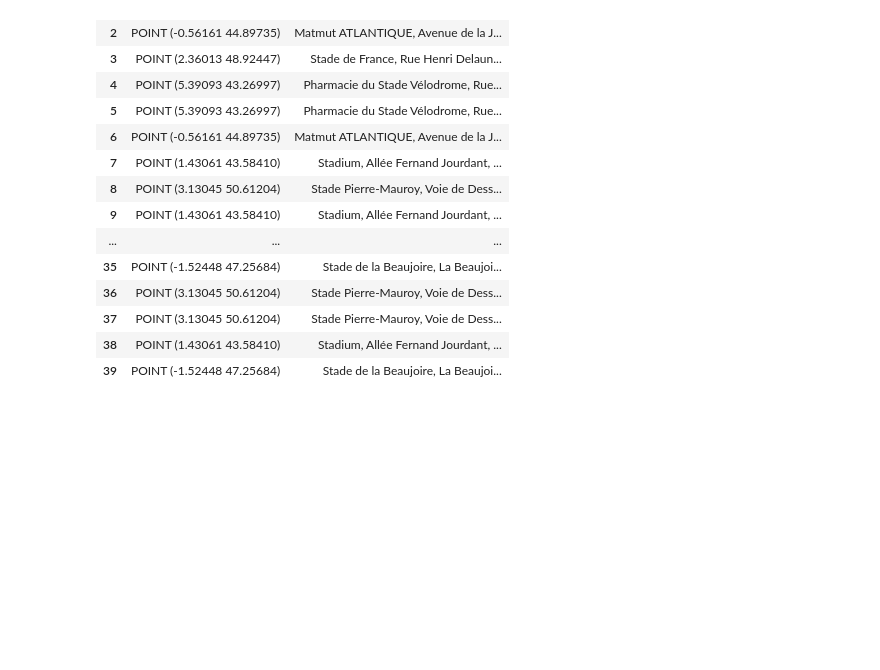
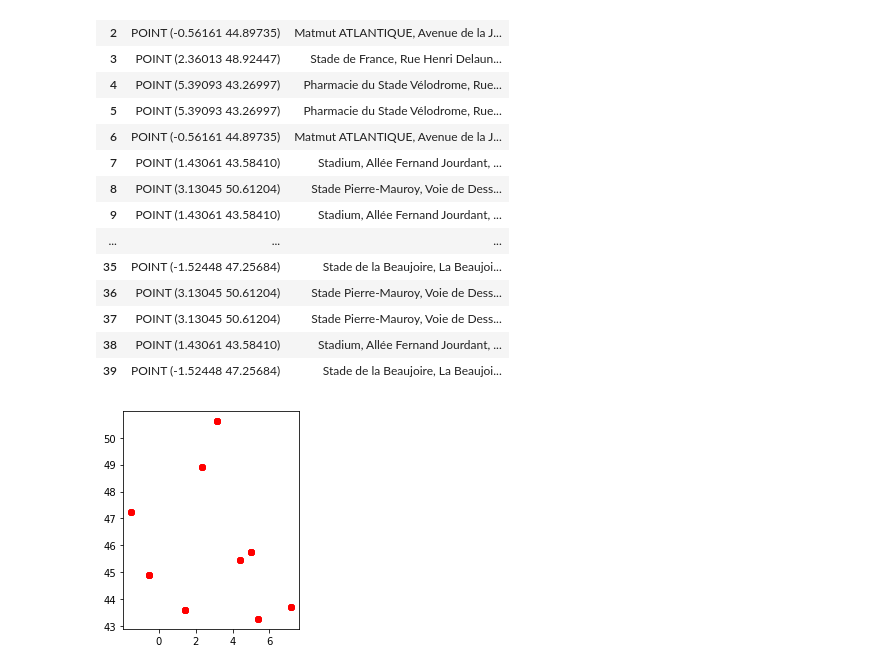
Before and after one commit to tsmcgrath/Pandas_Utils, a Jupyter notebook: PandasRWCSchedule.ipynb, the cells around one changed output. Cells and saved outputs as stored; diff of their text form; code cells hidden in the pictures; blank space fills up the shorter version.

```diff
--- a/PandasRWCSchedule.ipynb
+++ b/PandasRWCSchedule.ipynb
@@ -361,3 +370,9 @@ display(stadium_locations)
 | 39 | POINT (-1.52448 47.25684) | Stade de la Beaujoire, La Beaujoi... |
 # %%
 stadium_locations.to_csv('Stadium_Locations.csv', encoding='utf-8-sig')
+# %%
+fig, ax = plt.subplots()
+
+stadium_locations.plot(ax=ax, color="red");
+# %% [output]
+[figure, added]
```
Also changed, not shown: parts of 8 cells of this notebook.
